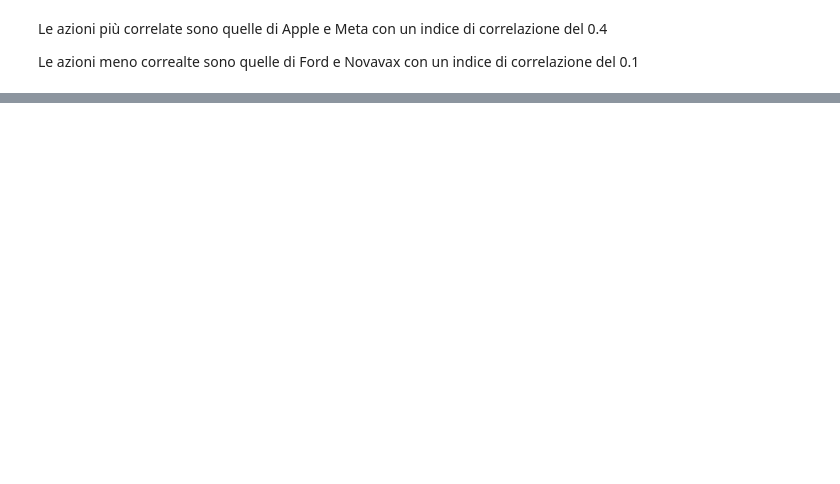
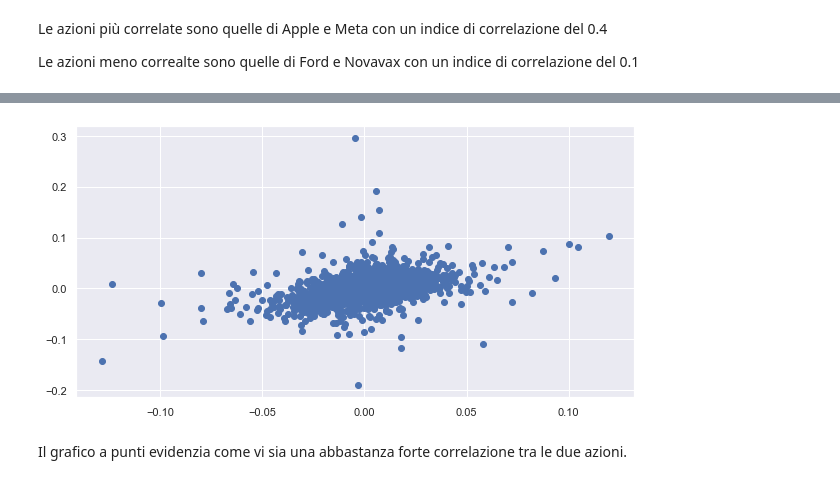
Before and after one commit to Simonotos/BusinessProject, a Jupyter notebook: BusinessProject.ipynb, the cells around one changed output, grey strips where cells are left out. Cells and saved outputs as stored; diff of their text form; code cells hidden in the pictures; blank space fills up the shorter version.

```diff
--- a/BusinessProject.ipynb
+++ b/BusinessProject.ipynb
@@ -1373,0 +1421,7 @@ Le azioni meno correalte sono quelle di Ford e Novavax con un indice di correlaz
+# %%
+plt.scatter(returns['AAPL'],returns['FB'])
+plt.show()
+# %% [output]
+[figure, added]
+# %% [markdown]
+Il grafico a punti evidenzia come vi sia una abbastanza forte correlazione tra le due azioni.
```
Also changed, not shown: parts of 31 cells of this notebook, 1 other file.
